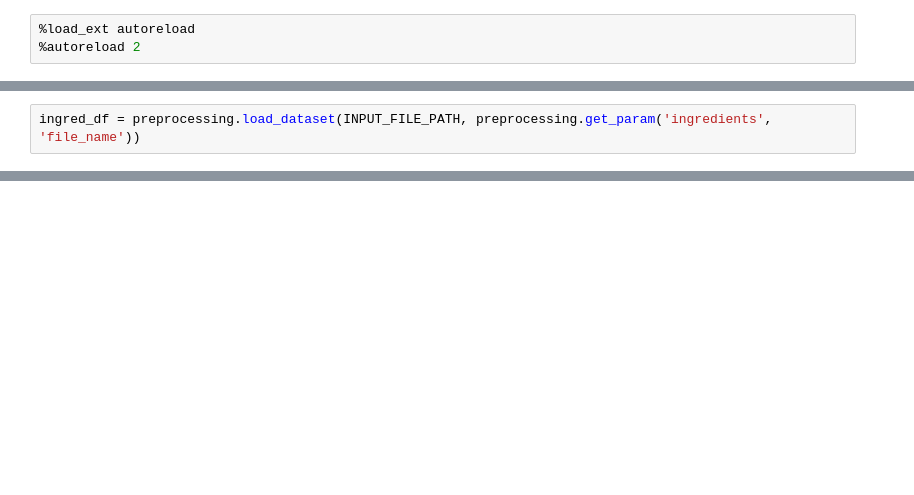
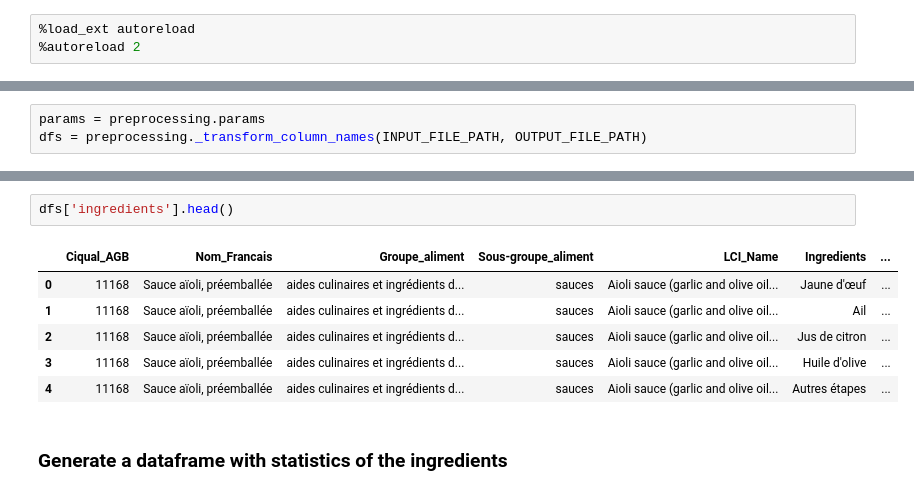
Before and after one commit to pattypooh/agribalyse, a Jupyter notebook: notebooks/02-preprocessing.ipynb, the cells around one changed output, grey strips where cells are left out. Drawn from its saved outputs; the diff is of its cells as text; blank space fills up the shorter version.

Commit message:
Preprocessing takes into account feature engineering

```diff
--- a/notebooks/02-preprocessing.ipynb
+++ b/notebooks/02-preprocessing.ipynb
@@ -23,2 +18,0 @@ ingred_df = preprocessing.preprocess_dataset(preprocessing.get_param('ingredient
-# %%
-ingred_df = preprocessing.load_dataset(INPUT_FILE_PATH, preprocessing.get_param('ingredients', 'file_name'))
@@ -156,0 +19,3 @@ ingred_df
+# %%
+params = preprocessing.params
+dfs = preprocessing._transform_column_names(INPUT_FILE_PATH, OUTPUT_FILE_PATH)
@@ -156,0 +26,11 @@ ingred_df
+# %%
+dfs['ingredients'].head()
+# %% [output]
+|  | Ciqual_AGB | Nom_Francais | Groupe_aliment | Sous-groupe_aliment | LCI_Name | Ingredients | ... |
+| 0 | 11168 | Sauce aïoli, préemballée | aides culinaires et ingrédients d... | sauces | Aioli sauce (garlic and olive oil... | Jaune d'œuf | ... |
+| 1 | 11168 | Sauce aïoli, préemballée | aides culinaires et ingrédients d... | sauces | Aioli sauce (garlic and olive oil... | Ail | ... |
+| 2 | 11168 | Sauce aïoli, préemballée | aides culinaires et ingrédients d... | sauces | Aioli sauce (garlic and olive oil... | Jus de citron | ... |
+| 3 | 11168 | Sauce aïoli, préemballée | aides culinaires et ingrédients d... | sauces | Aioli sauce (garlic and olive oil... | Huile d'olive | ... |
+| 4 | 11168 | Sauce aïoli, préemballée | aides culinaires et ingrédients d... | sauces | Aioli sauce (garlic and olive oil... | Autres étapes | ... |
+# %% [markdown]
+### Generate a dataframe with statistics of the ingredients
```
Also changed, not shown: parts of 28 cells of this notebook, 2 other files.
